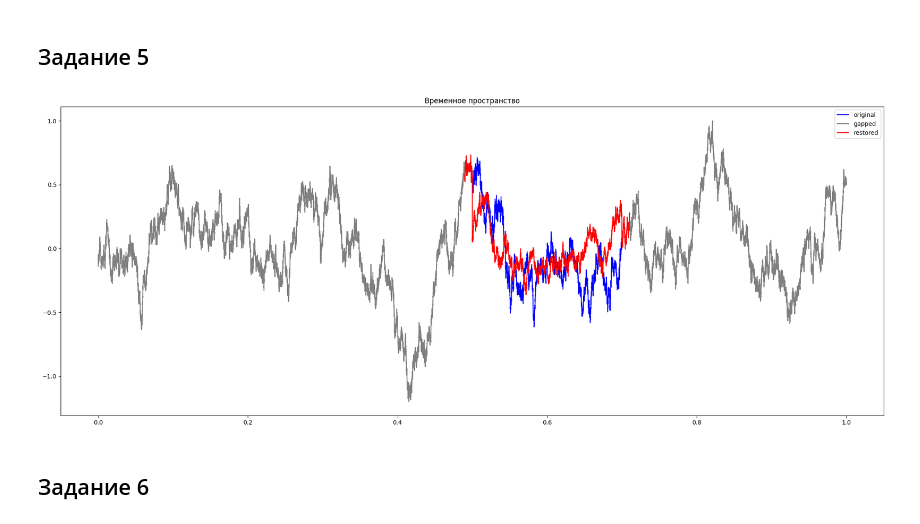
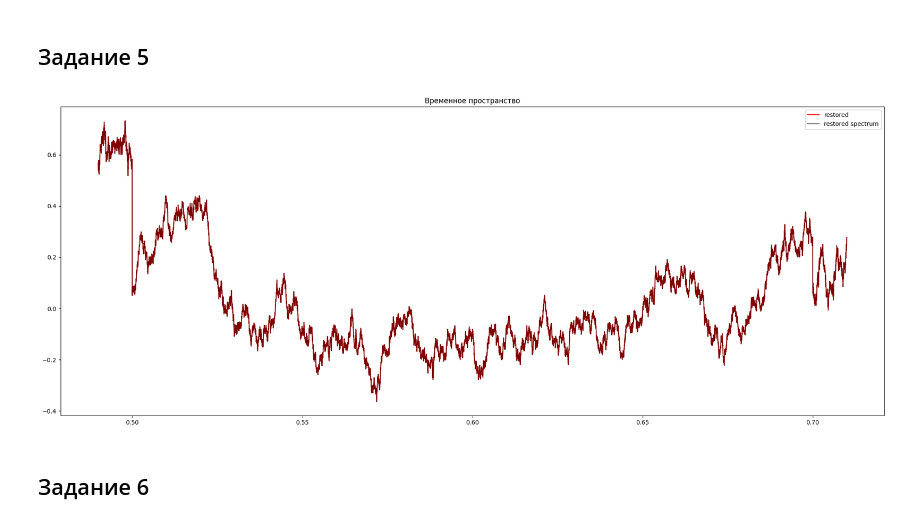
Before and after one commit to JooudDoo/DigitalSignals, a Jupyter notebook: lab_7.ipynb, the cells around one changed output. Cells and saved outputs as stored; diff of their text form; code cells hidden in the pictures.

```diff
--- a/lab_7.ipynb
+++ b/lab_7.ipynb
@@ -198,13 +198,14 @@ restored_signal = spectral_interpolation(task5_sig_gapped, np.where((task5_times
 # %%
 plt.figure(figsize=(20, 8))
 
 plt.title("Временное пространство")
-plt.plot(task5_timeseries[(task5_timeseries>GAP_LEFT_RATION) & (task5_timeseries <GAP_RIGHT_RATION)], task5_sig[(task5_timeseries>GAP_LEFT_RATION) & (task5_timeseries < GAP_RIGHT_RATION)] , color='blue', label='original')
-plt.plot(task5_timeseries_gapped, task5_sig_gapped, color='grey', label='gapped')
+# plt.plot(task5_timeseries[(task5_timeseries>GAP_LEFT_RATION) & (task5_timeseries <GAP_RIGHT_RATION)], task5_sig[(task5_timeseries>GAP_LEFT_RATION) & (task5_timeseries < GAP_RIGHT_RATION)] , color='blue', label='original')
+# plt.plot(task5_timeseries_gapped, task5_sig_gapped, color='grey', label='gapped')
 plt.plot(task5_timeseries[(task5_timeseries>GAP_LEFT_RATION-0.01) & (task5_timeseries < GAP_RIGHT_RATION+0.01)], restored_signal[(task5_timeseries>GAP_LEFT_RATION-0.01) & (task5_timeseries < GAP_RIGHT_RATION+0.01)], color='red', label='restored')
+plt.plot(task5_timeseries[(task5_timeseries>GAP_LEFT_RATION-0.01) & (task5_timeseries < GAP_RIGHT_RATION+0.01)], spect_interpol[(task5_timeseries>GAP_LEFT_RATION-0.01) & (task5_timeseries < GAP_RIGHT_RATION+0.01)], color='black', label='restored spectrum', alpha=0.5)
 
 plt.legend()
 plt.tight_layout()
 plt.show()
 # %% [output]
-[figure, old version]
+[figure, new version]
```
Also changed, not shown: parts of 2 cells of this notebook, 1 other file.
